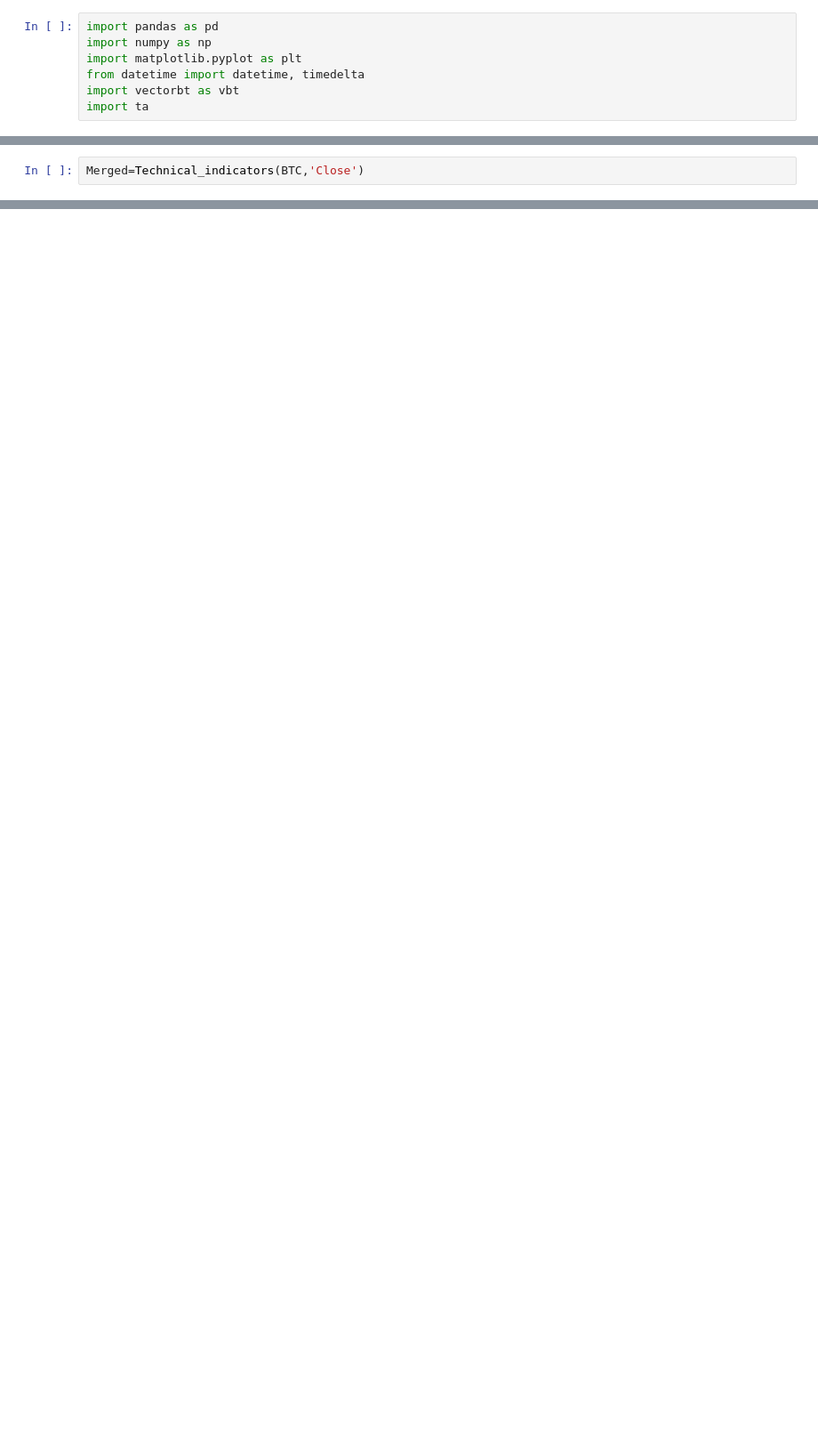
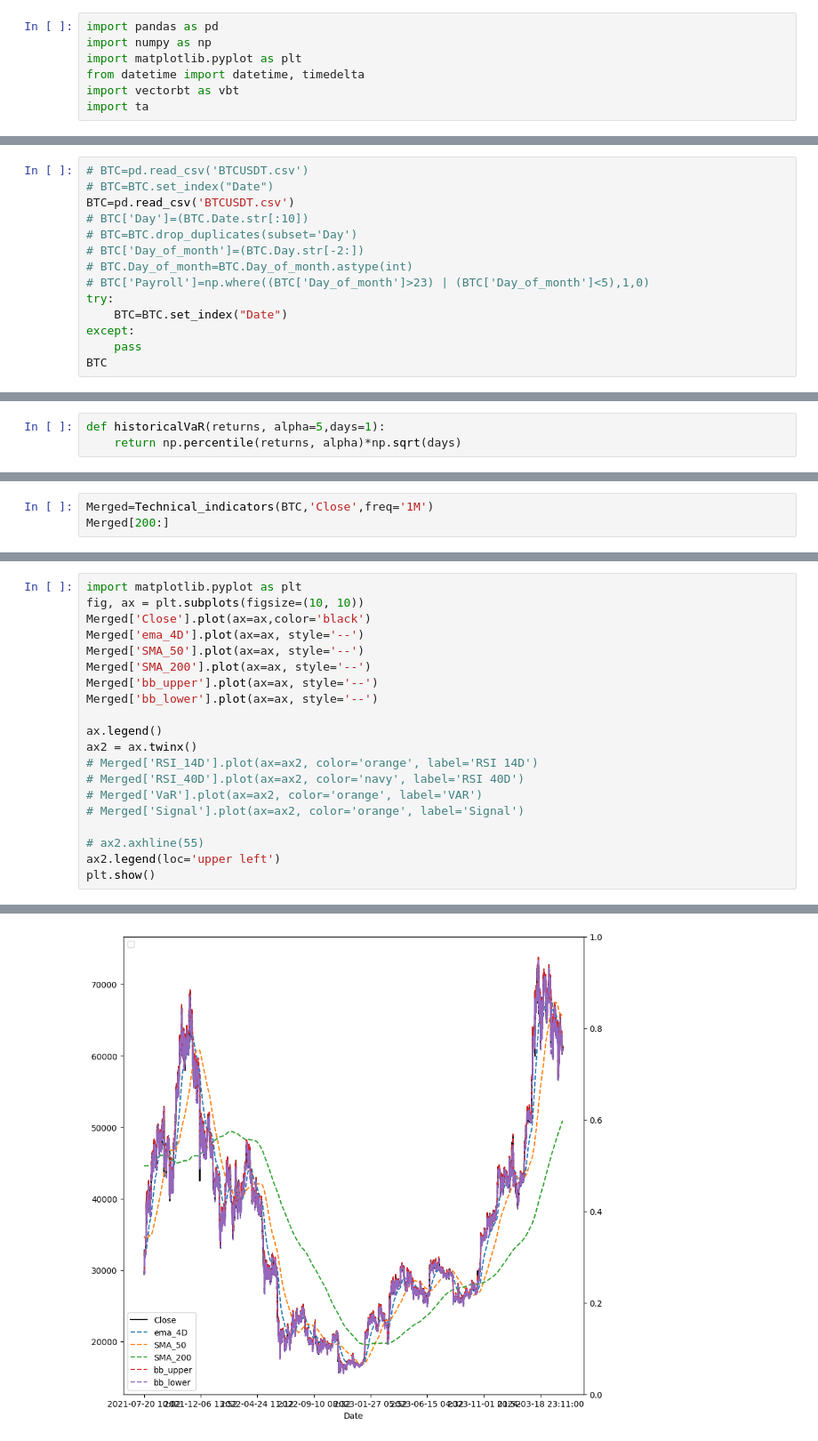
Before and after one commit to Dante-of-Chess/Trading_Strategies, a Jupyter notebook: Momentum Reversion.ipynb, the cells around one changed output, grey strips where cells are left out. Shown at 89% size. Drawn from its saved outputs; the diff is of its cells as text; blank space fills up the shorter version.

```diff
--- a/Momentum Reversion.ipynb
+++ b/Momentum Reversion.ipynb
@@ -10,0 +8,14 @@ BTC=BTC.set_index("Date")
+# %%
+# BTC=pd.read_csv('BTCUSDT.csv')
+# BTC=BTC.set_index("Date")
+BTC=pd.read_csv('BTCUSDT.csv')
+# BTC['Day']=(BTC.Date.str[:10])
+# BTC=BTC.drop_duplicates(subset='Day')
+# BTC['Day_of_month']=(BTC.Day.str[-2:])
+# BTC.Day_of_month=BTC.Day_of_month.astype(int)
+# BTC['Payroll']=np.where((BTC['Day_of_month']>23) | (BTC['Day_of_month']<5),1,0)
+try:
+    BTC=BTC.set_index("Date")
+except:
+    pass
+BTC
@@ -11 +37,4 @@ BTC=BTC.set_index("Date")
+# %%
+def historicalVaR(returns, alpha=5,days=1):
+    return np.percentile(returns, alpha)*np.sqrt(days)
 # %%
@@ -26,3 +77,4 @@ def Technical_indicators(Merged,target):
     return Merged
 # %%
-Merged=Technical_indicators(BTC,'Close')
+Merged=Technical_indicators(BTC,'Close',freq='1M')
+Merged[200:]
@@ -30,0 +107,21 @@ Merged[['Close', 'SMA_50', 'SMA_200',]].iloc[-60*30*10:].plot()
+# %%
+import matplotlib.pyplot as plt
+fig, ax = plt.subplots(figsize=(10, 10))
+Merged['Close'].plot(ax=ax,color='black')
+Merged['ema_4D'].plot(ax=ax, style='--')
+Merged['SMA_50'].plot(ax=ax, style='--')
+Merged['SMA_200'].plot(ax=ax, style='--')
+Merged['bb_upper'].plot(ax=ax, style='--')
+Merged['bb_lower'].plot(ax=ax, style='--')
+
+ax.legend()
+ax2 = ax.twinx()
+# Merged['RSI_14D'].plot(ax=ax2, color='orange', label='RSI 14D')
+# Merged['RSI_40D'].plot(ax=ax2, color='navy', label='RSI 40D')
+# Merged['VaR'].plot(ax=ax2, color='orange', label='VAR')
+# Merged['Signal'].plot(ax=ax2, color='orange', label='Signal')
+
+# ax2.axhline(55)
+ax2.legend(loc='upper left')
+plt.show()
+# %% [output]
@@ -31,3 +129,4 @@ Merged[['Close', 'SMA_50', 'SMA_200',]].iloc[-60*30*10:].plot()
+[figure, added]
 # %%
 '''
 ema1>Close sell
```
Also changed, not shown: parts of 13 cells of this notebook, 2 other files.
